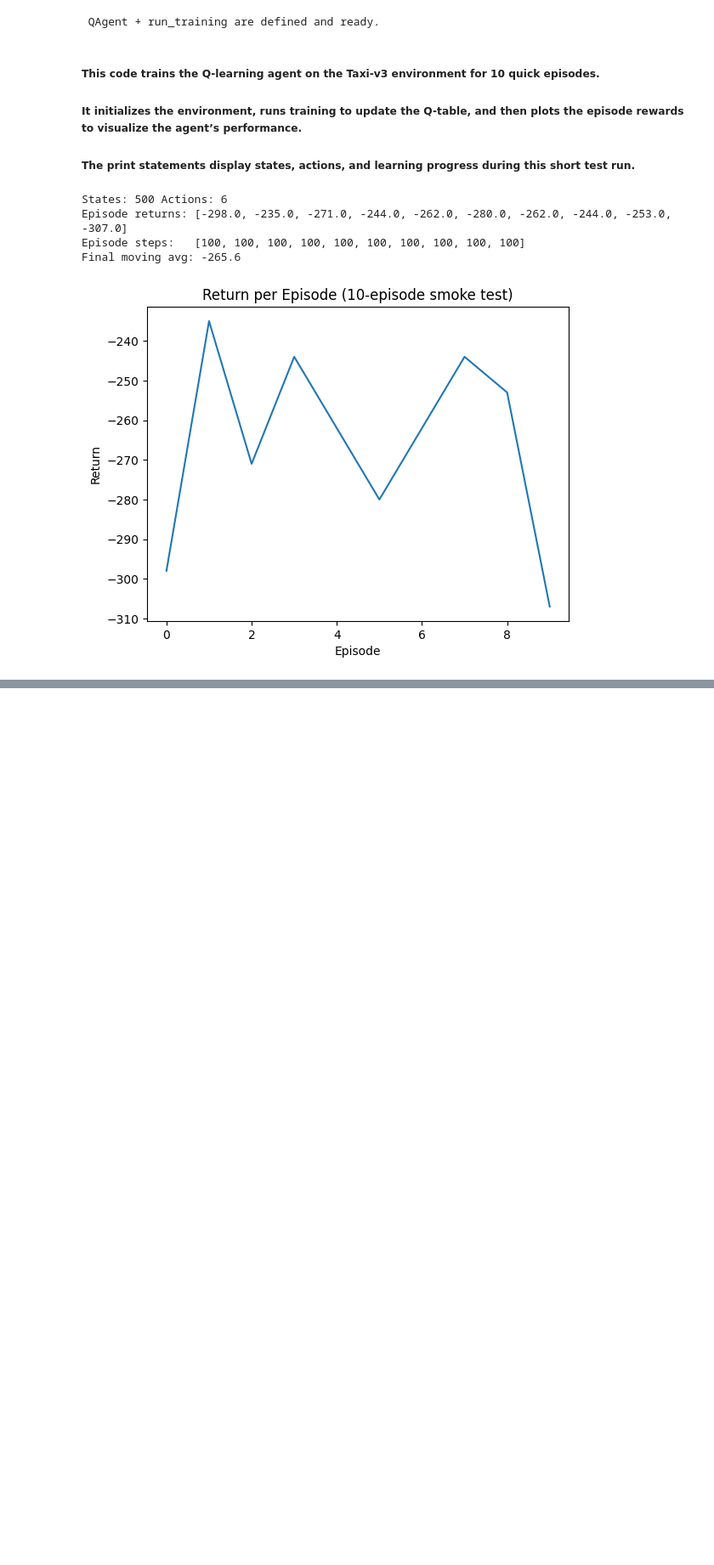
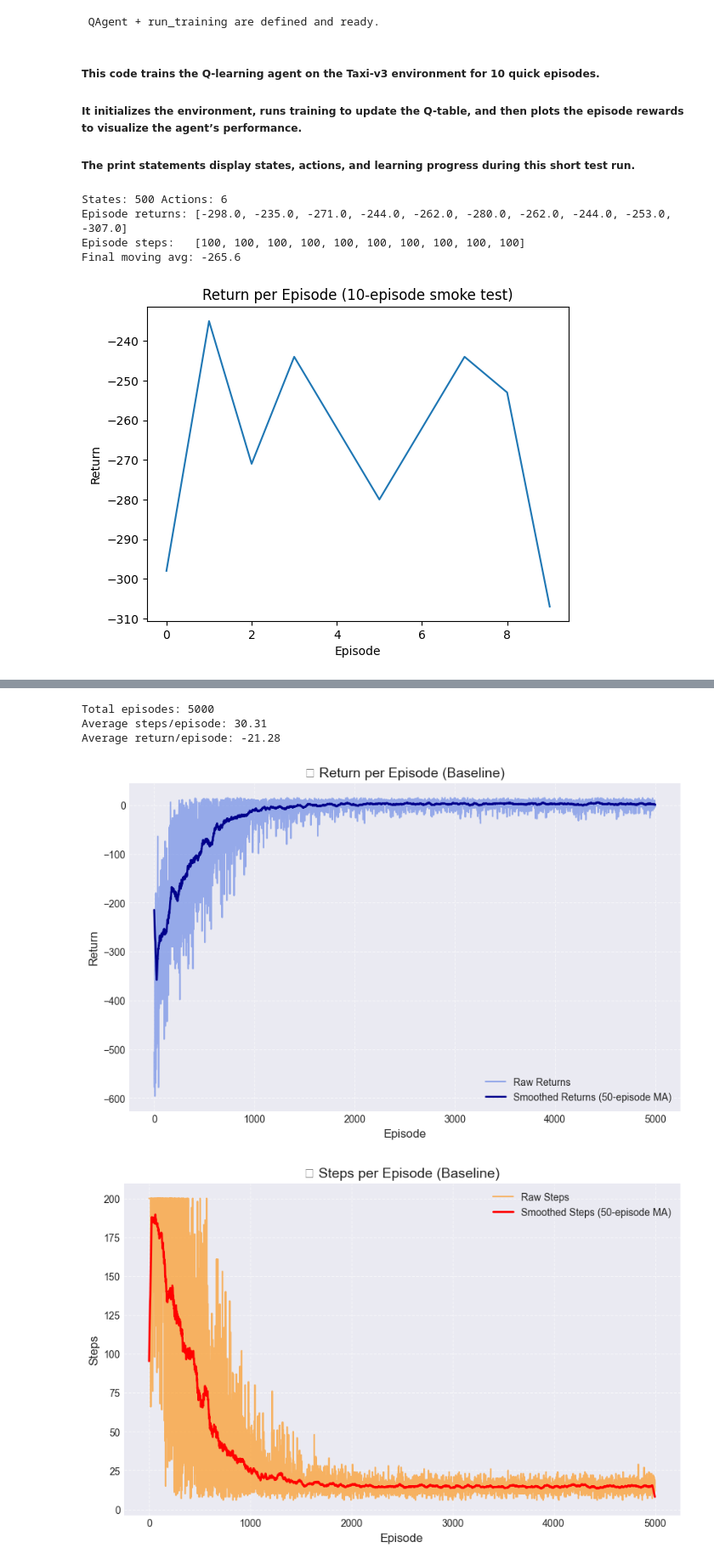
Before and after one commit to Reddy3001/Assignment-2-CSCN8020, a Jupyter notebook: Submission.ipynb, the cells around one changed output, grey strips where cells are left out. Shown at 85% size. Cells and saved outputs as stored; diff of their text form; code cells hidden in the pictures; blank space fills up the shorter version.

Commit message:
Trained Q-learning agent on Taxi-v3 for 5000 episodes and visualized performance.

```diff
--- a/Submission.ipynb
+++ b/Submission.ipynb
@@ -136,0 +143,71 @@ Final moving avg: -265.6
+# %%
+import matplotlib.pyplot as plt
+import numpy as np
+
+# Make env (no render during training; it's slow)
+env = gym.make("Taxi-v3")
+
+# Read sizes from env
+n_states = env.observation_space.n
+n_actions = env.action_space.n
+
+# Assuming QConfig, QAgent, and run_training are defined elsewhere
+base_cfg = QConfig(alpha=0.1, gamma=0.9, epsilon=0.1, episodes=5000, max_steps=200)
+agent = QAgent(n_states, n_actions, base_cfg)
+returns, steps, ma = run_training(env, agent)
+
+print(f"Total episodes: {len(returns)}")
+print(f"Average steps/episode: {sum(steps)/len(steps):.2f}")
+print(f"Average return/episode: {sum(returns)/len(returns):.2f}")
+
+# --- Visualization Improvements ---
+plt.style.use("seaborn-v0_8-darkgrid")
+plt.rcParams['figure.figsize'] = (10, 6)
+plt.rcParams['axes.titlesize'] = 14
+plt.rcParams['axes.labelsize'] = 12
+
+# Helper: Smooth the curve
+def smooth(y, box_pts=50):
+    box = np.ones(box_pts)/box_pts
+    y_smooth = np.convolve(y, box, mode='same')
+    return y_smooth
+
+# Plot 1: Return per Episode
+plt.figure()
+plt.plot(returns, color='royalblue', alpha=0.5, label='Raw Returns')
+plt.plot(smooth(returns, 50), color='darkblue', linewidth=2, label='Smoothed Returns (50-episode MA)')
+plt.title("🚖 Return per Episode (Baseline)")
+plt.xlabel("Episode")
+plt.ylabel("Return")
+plt.legend()
+plt.grid(True, linestyle='--', alpha=0.6)
+plt.show()
+
+# Plot 2: Steps per Episode
+plt.figure()
+plt.plot(steps, color='darkorange', alpha=0.6, label='Raw Steps')
+plt.plot(smooth(steps, 50), color='red', linewidth=2, label='Smoothed Steps (50-episode MA)')
+plt.title("🪜 Steps per Episode (Baseline)")
+plt.xlabel("Episode")
+plt.ylabel("Steps")
+plt.legend()
+plt.grid(True, linestyle='--', alpha=0.6)
+plt.show()
+
+# Plot 3: Moving Average Return
+plt.figure()
+plt.plot(ma, color='green', linewidth=2, label='Moving Average (100-episode)')
+plt.fill_between(range(len(ma)), ma - np.std(ma), ma + np.std(ma),
+                 color='lightgreen', alpha=0.3, label='±1 Std Dev')
+plt.title("Moving Average Return (window=100)")
+plt.xlabel("Episode")
+plt.ylabel("Average Return")
+plt.legend()
+plt.grid(True, linestyle='--', alpha=0.6)
+plt.show()
+# %% [output]
+Total episodes: 5000
+Average steps/episode: 30.31
+Average return/episode: -21.28
+[figure, added]
+[figure, added]
```
Also changed, not shown: parts of 3 cells of this notebook.
